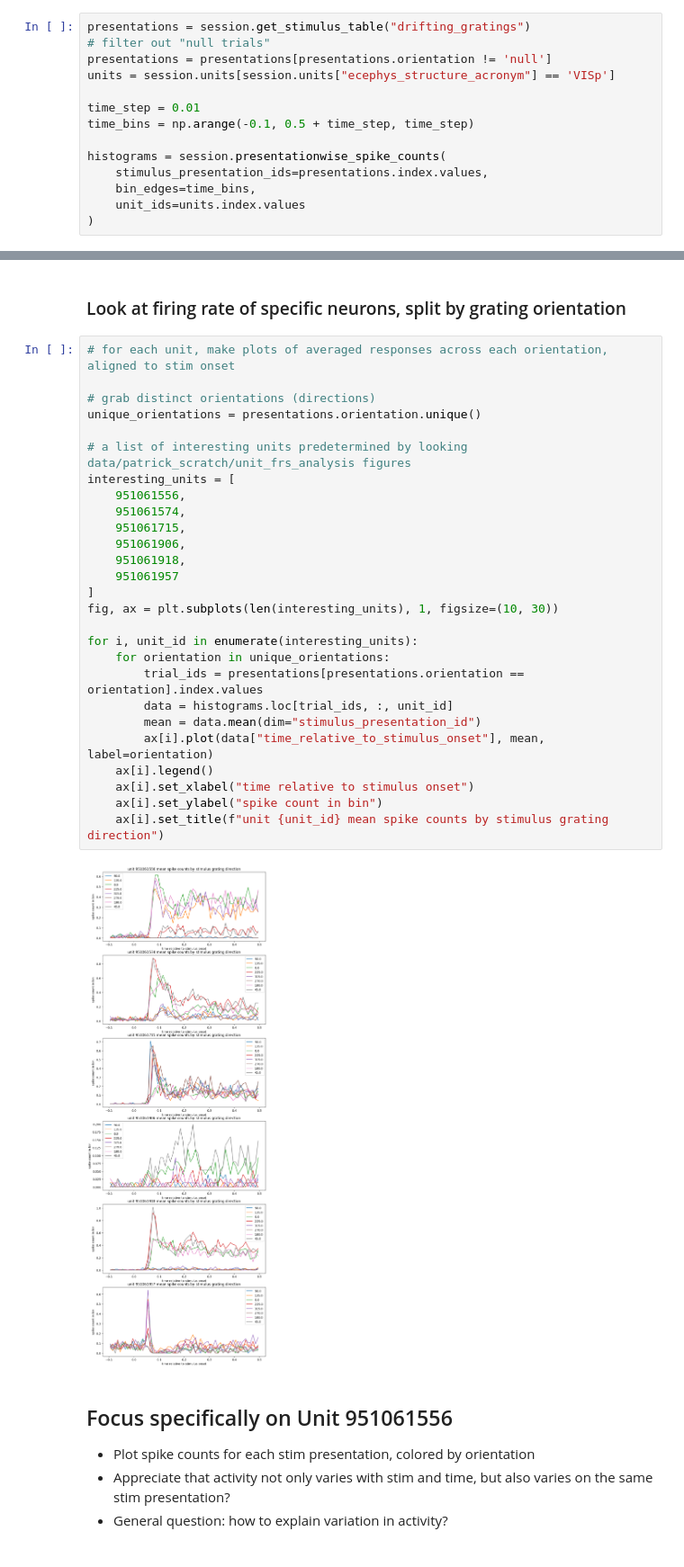
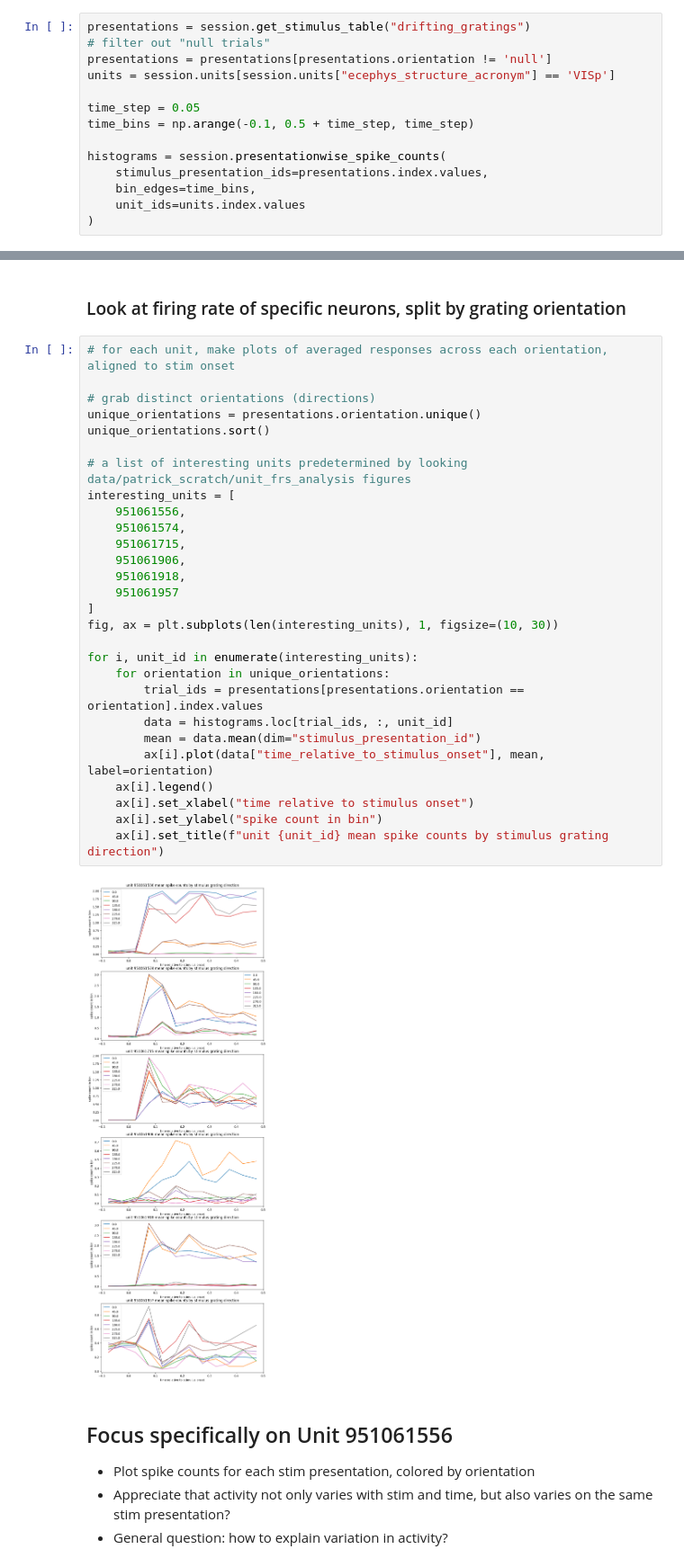
Before and after one commit to AllenInstitute/swdb_2023, a Jupyter notebook: Day5/Day5_VisualCodingNeuroPixels.ipynb, the cells around one changed output, grey strips where cells are left out. Shown at 90% size. Saved outputs shown, nothing was run; the diff lists cells and outputs as text.

```diff
--- a/Day5/Day5_VisualCodingNeuroPixels.ipynb
+++ b/Day5/Day5_VisualCodingNeuroPixels.ipynb
@@ -97,7 +97,7 @@ presentations = session.get_stimulus_table("drifting_gratings")
 presentations = presentations[presentations.orientation != 'null']
 units = session.units[session.units["ecephys_structure_acronym"] == 'VISp']
 
-time_step = 0.01
+time_step = 0.05
 time_bins = np.arange(-0.1, 0.5 + time_step, time_step)
 
 histograms = session.presentationwise_spike_counts(
@@ -131,32 +131,33 @@ plt.show()
 # %%
 # for each unit, make plots of averaged responses across each orientation, aligned to stim onset
 
 # grab distinct orientations (directions)
 unique_orientations = presentations.orientation.unique()
+unique_orientations.sort()
 
 # a list of interesting units predetermined by looking data/patrick_scratch/unit_frs_analysis figures
 interesting_units = [
     951061556,
     951061574,
     951061715,
     951061906,
     951061918,
     951061957
 ]
 fig, ax = plt.subplots(len(interesting_units), 1, figsize=(10, 30))
 
 for i, unit_id in enumerate(interesting_units):
     for orientation in unique_orientations:
         trial_ids = presentations[presentations.orientation == orientation].index.values
         data = histograms.loc[trial_ids, :, unit_id]
         mean = data.mean(dim="stimulus_presentation_id")
         ax[i].plot(data["time_relative_to_stimulus_onset"], mean, label=orientation)
     ax[i].legend()
     ax[i].set_xlabel("time relative to stimulus onset")
     ax[i].set_ylabel("spike count in bin")
     ax[i].set_title(f"unit {unit_id} mean spike counts by stimulus grating direction")
 # %% [output]
-[figure, old version]
+[figure, new version]
 # %% [markdown]
 ## Focus specifically on Unit 951061556
 - Plot spike counts for each stim presentation, colored by orientation
```
Also changed, not shown: parts of 16 cells of this notebook.
